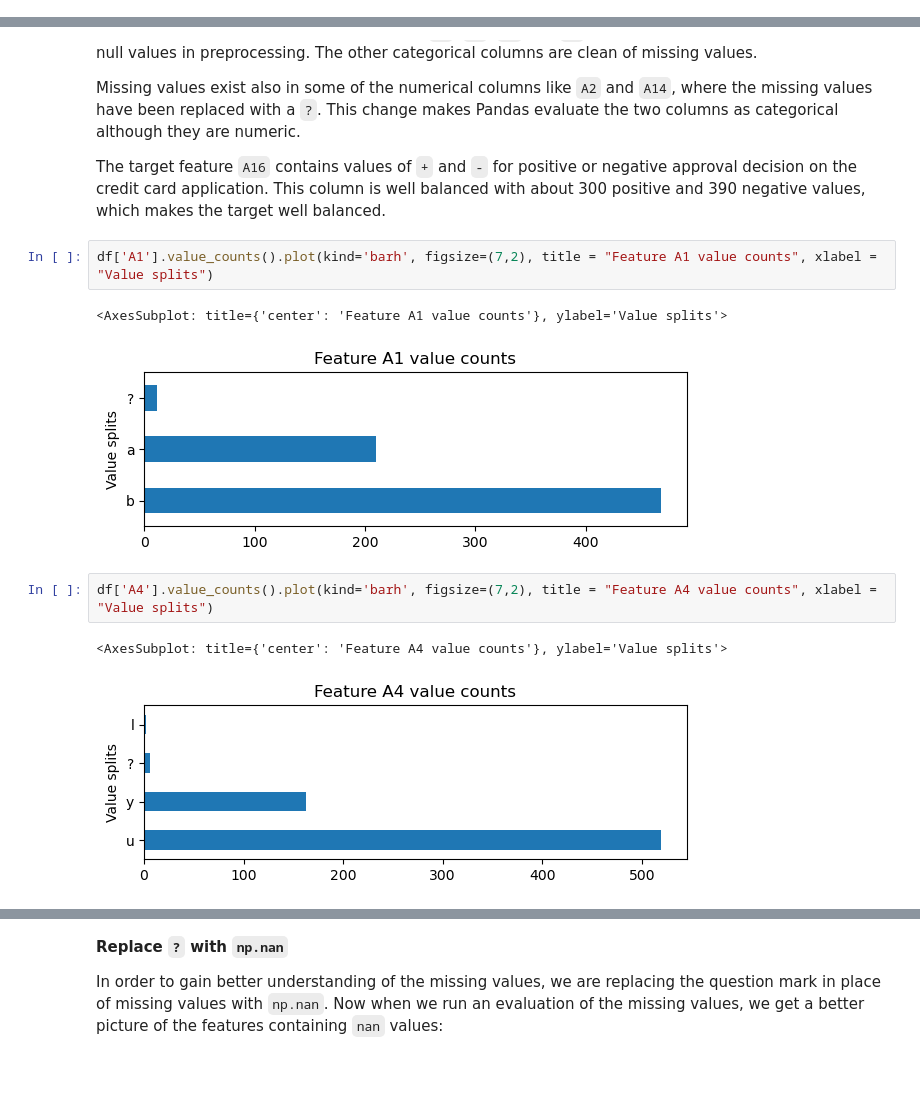
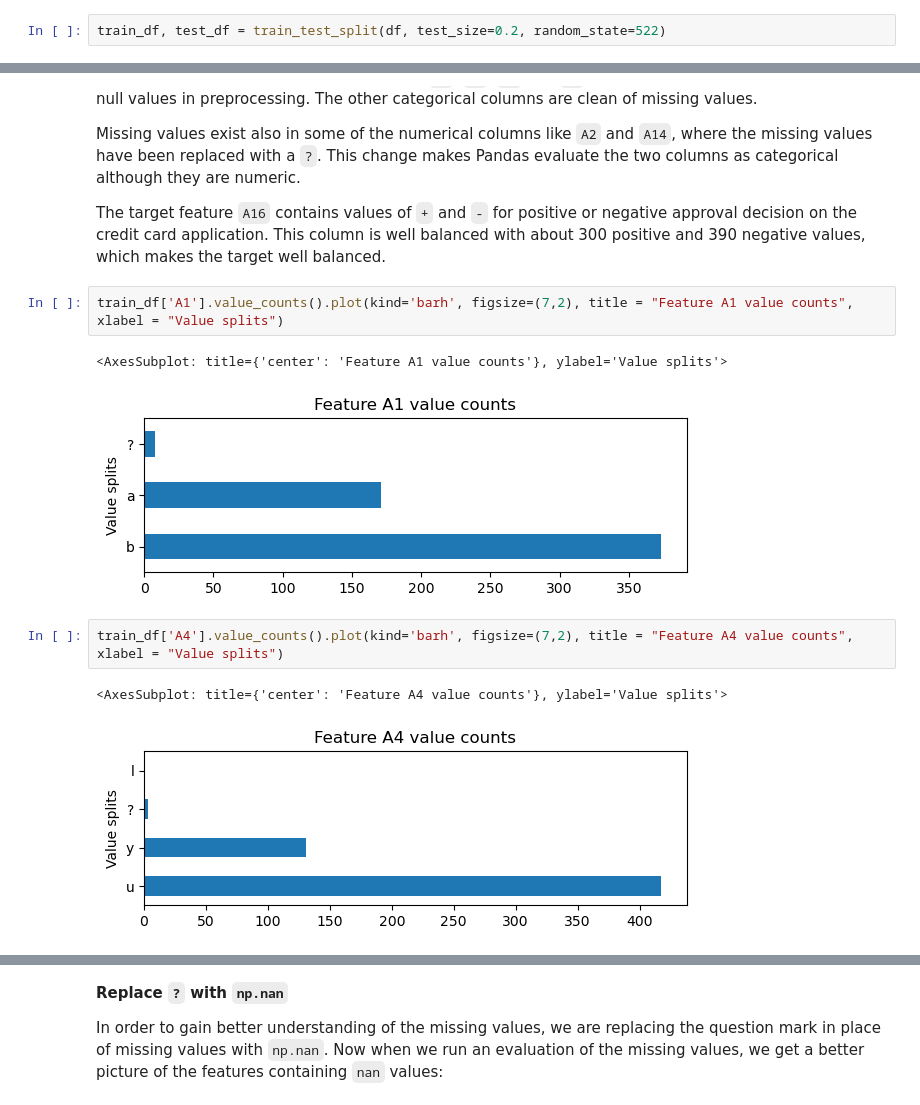
Before and after one commit to UBC-MDS/522_01, a Jupyter notebook: src/Exploratory_Data_Analysis.ipynb, the cells around one changed output, grey strips where cells are left out. Saved outputs shown, nothing was run; the diff lists cells and outputs as text; blank space fills up the shorter version.

```diff
--- a/src/Exploratory_Data_Analysis.ipynb
+++ b/src/Exploratory_Data_Analysis.ipynb
@@ -32,2 +30,4 @@ df.shape
+# %%
+train_df, test_df = train_test_split(df, test_size=0.2, random_state=522)
 # %% [markdown]
 **Initial look at data**
@@ -99,13 +62,13 @@ Missing values exist also in some of the numerical columns like `A2` and `A14`,
 
 The target feature `A16` contains values of `+` and `-` for positive or negative approval decision on the credit card application.  This column is well balanced with about 300 positive and 390 negative values, which makes the target well balanced.
 # %%
-df['A1'].value_counts().plot(kind='barh', figsize=(7,2), title = "Feature A1 value counts", xlabel = "Value splits")
+train_df['A1'].value_counts().plot(kind='barh', figsize=(7,2), title = "Feature A1 value counts", xlabel = "Value splits")
 # %% [output]
 <AxesSubplot: title={'center': 'Feature A1 value counts'}, ylabel='Value splits'>
-[figure, old version]
+[figure, new version]
 # %%
-df['A4'].value_counts().plot(kind='barh', figsize=(7,2), title = "Feature A4 value counts", xlabel = "Value splits")
+train_df['A4'].value_counts().plot(kind='barh', figsize=(7,2), title = "Feature A4 value counts", xlabel = "Value splits")
 # %% [output]
 <AxesSubplot: title={'center': 'Feature A4 value counts'}, ylabel='Value splits'>
-[figure, old version]
+[figure, new version]
 # %%
```
Also changed, not shown: parts of 24 cells of this notebook, 1 other file.
